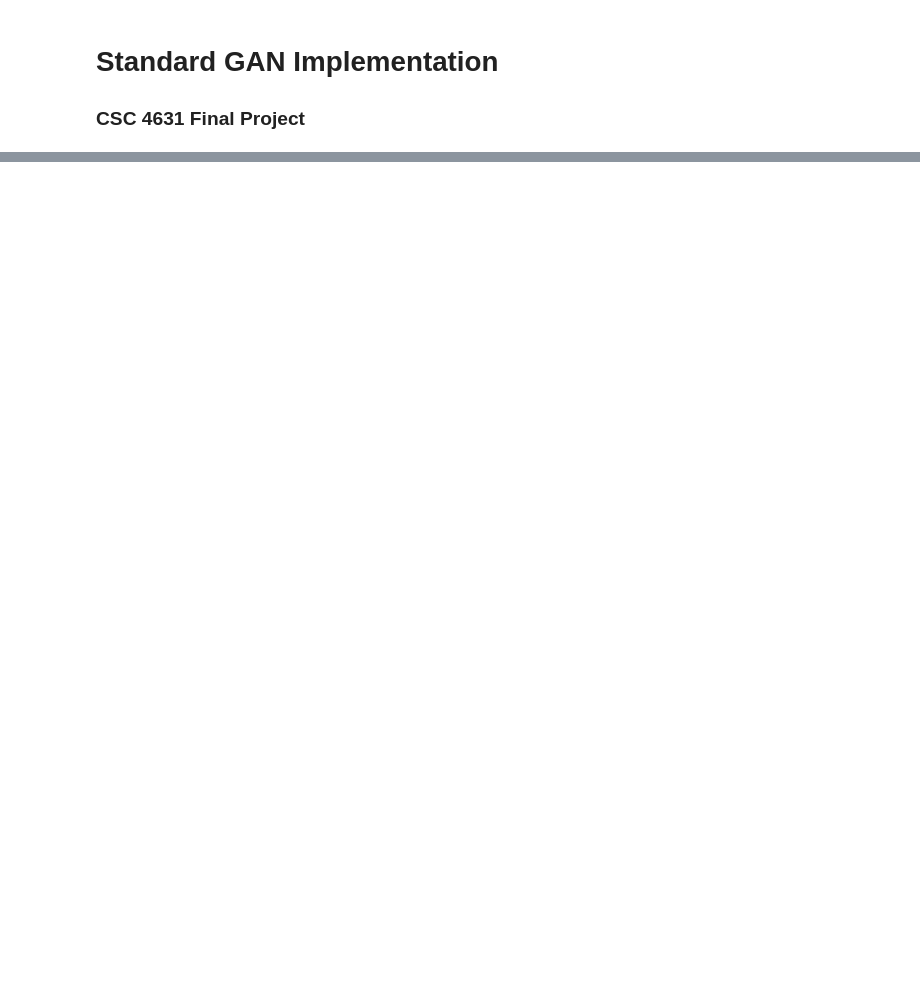
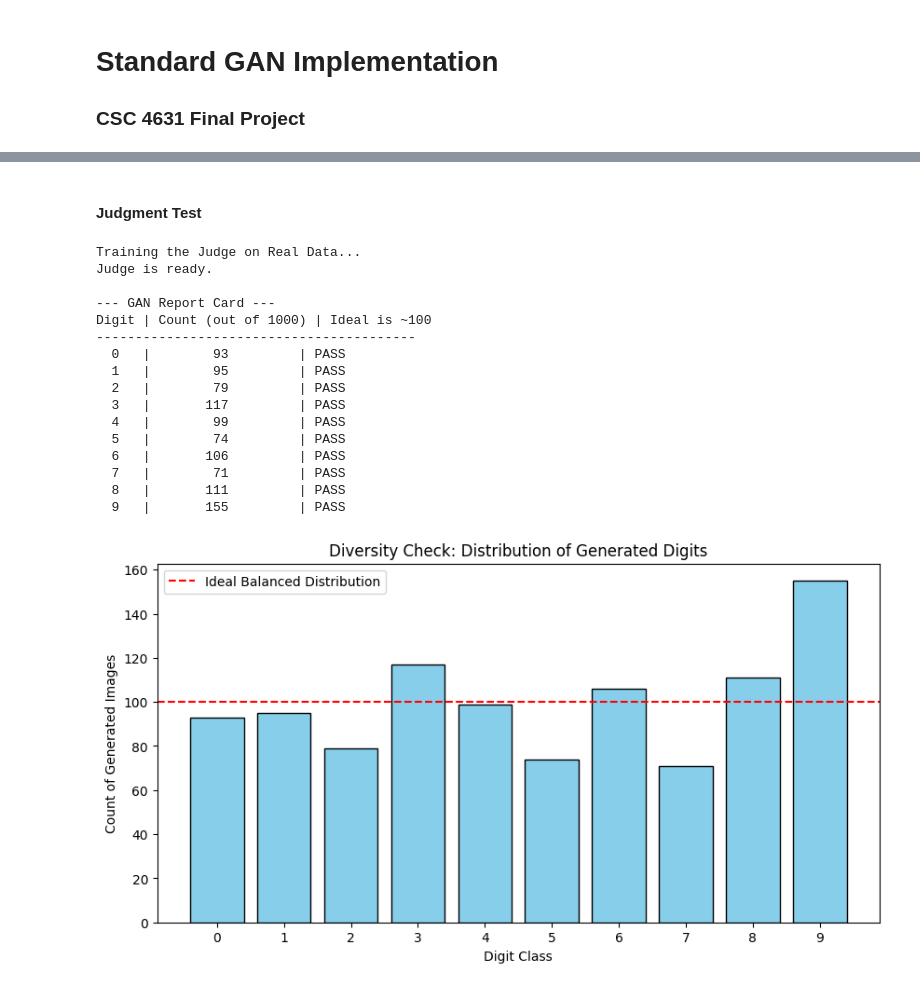
Before and after one commit to DevArtech/csc-4631-final-project, a Jupyter notebook: Standard_GAN.ipynb, the cells around one changed output, grey strips where cells are left out. Saved outputs shown, nothing was run; the diff lists cells and outputs as text; code cells hidden in the pictures; blank space fills up the shorter version.

```diff
--- a/Standard_GAN.ipynb
+++ b/Standard_GAN.ipynb
@@ -291,0 +259,68 @@ Epoch [120/200]  Loss_D: 0.5550  Loss_G: 1.3422
+# %% [markdown]
+#### Judgment Test
+# %%
+# Ensures we avoid a partial collaspe (are we missing out on one digit often?)
+
+# 1. Prepare the Judge (Classifier trained on Real Data)
+# Flatten the real data for the classifier (Batch, 8, 8) -> (Batch, 64)
+# We use the X and y you prepared in the earlier cells
+X_real_flat = X.reshape(n_samples, 64)
+y_real = y['class'] # Get labels from the dataframe
+
+# Train the classifier
+print("Training the Judge on Real Data...")
+judge = RandomForestClassifier(n_jobs=-1)
+judge.fit(X_real_flat, y_real)
+print("Judge is ready.")
+
+# 2. Generate a large batch of Fake Data
+with torch.no_grad():
+    # Generate 1000 fake images
+    z_eval = torch.randn(1000, latent_dim).to(device)
+    fake_data = gen(z_eval).cpu().numpy()
+
+# Flatten fake data: (1000, 1, 8, 8) -> (1000, 64)
+fake_data_flat = fake_data.reshape(1000, 64)
+
+# 3. Ask the Judge to label them
+predicted_labels = judge.predict(fake_data_flat)
+
+# 4. Evaluate: Did we produce all digits equally?
+unique, counts = np.unique(predicted_labels, return_counts=True)
+distribution = dict(zip(unique, counts))
+
+print("\n--- GAN Report Card ---")
+print("Digit | Count (out of 1000) | Ideal is ~100")
+print("-----------------------------------------")
+for digit in range(10):
+    count = distribution.get(digit, 0)
+    print(f"  {digit}   |       {count:3d}         | {'PASS' if count > 50 else 'FAIL (Under-represented)'}")
+
+# Visualizing the distribution
+plt.figure(figsize=(10, 5))
+plt.bar(unique, counts, color='skyblue', edgecolor='black')
+plt.xlabel('Digit Class')
+plt.ylabel('Count of Generated Images')
+plt.title('Diversity Check: Distribution of Generated Digits')
+plt.xticks(range(10))
+plt.axhline(y=100, color='r', linestyle='--', label='Ideal Balanced Distribution')
+plt.legend()
+plt.show()
+# %% [output]
+Training the Judge on Real Data...
+Judge is ready.
+
+--- GAN Report Card ---
+Digit | Count (out of 1000) | Ideal is ~100
+-----------------------------------------
+  0   |        93         | PASS
+  1   |        95         | PASS
+  2   |        79         | PASS
+  3   |       117         | PASS
+  4   |        99         | PASS
+  5   |        74         | PASS
+  6   |       106         | PASS
+  7   |        71         | PASS
+  8   |       111         | PASS
+  9   |       155         | PASS
+[figure, added]
```
Also changed, not shown: parts of 21 cells of this notebook.
